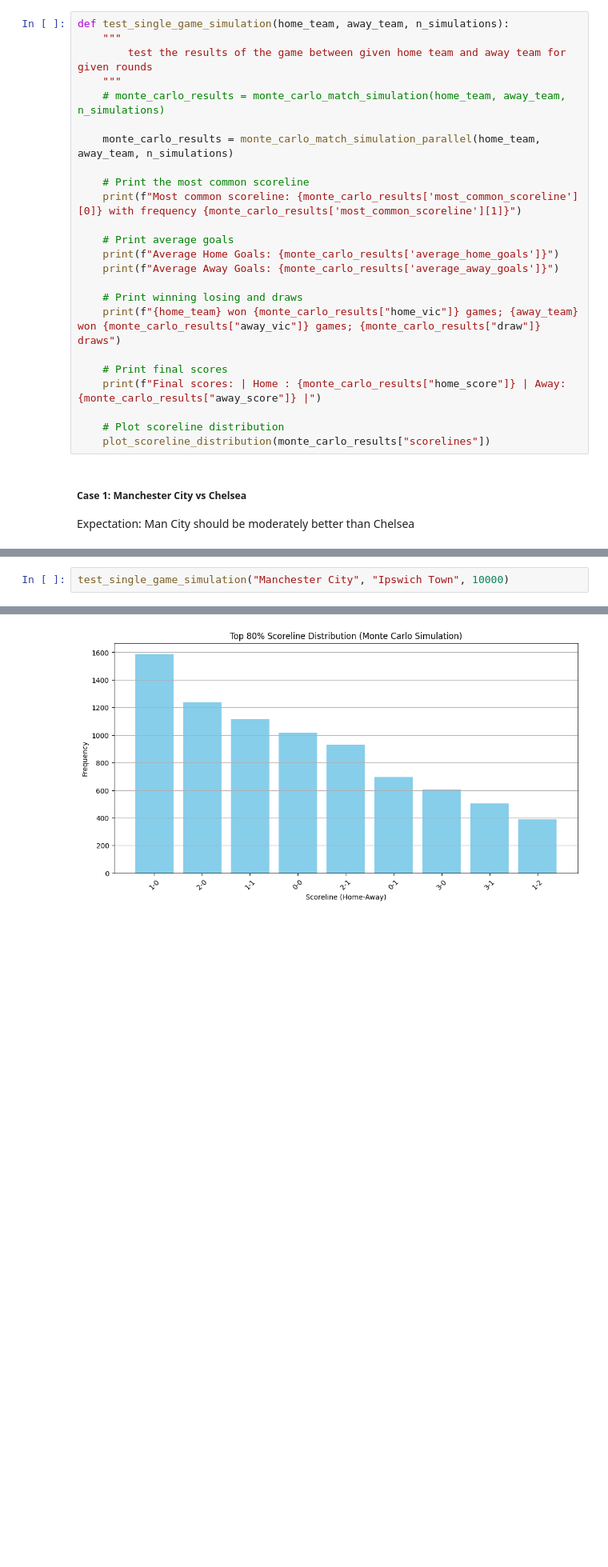
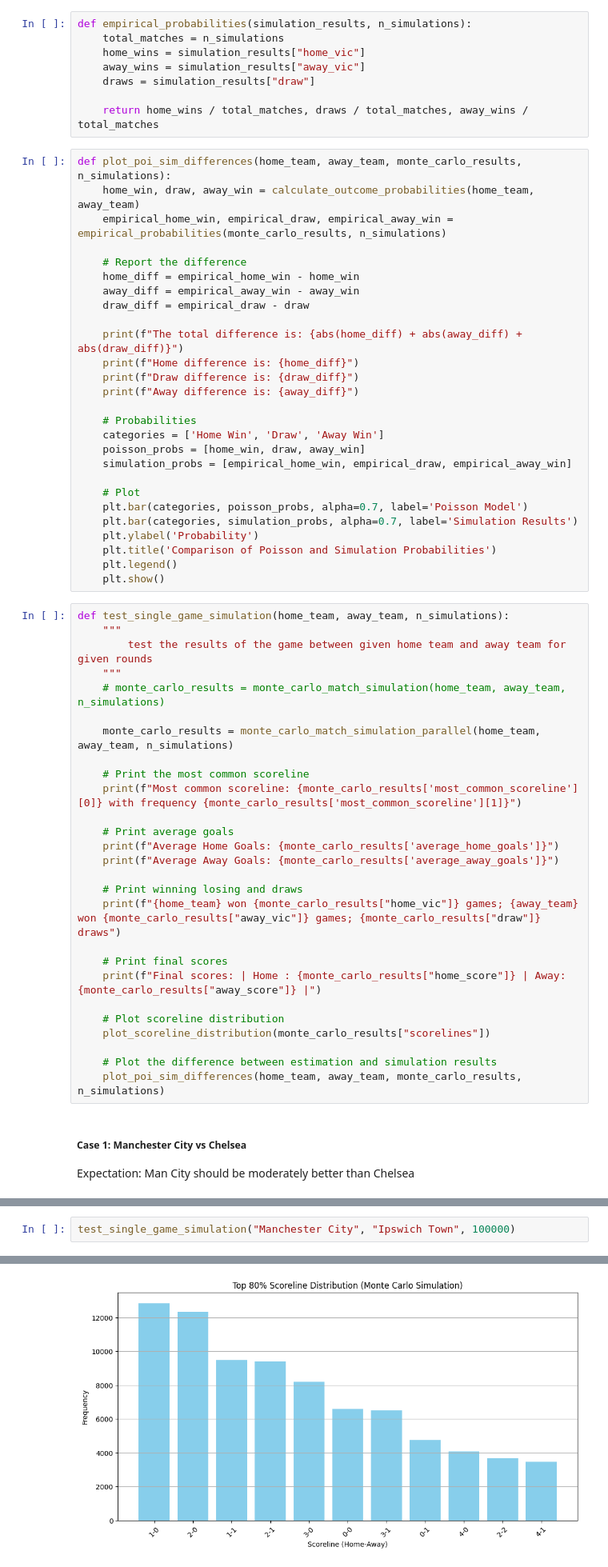
Before and after one commit to ZichengLiang/JLLA_Probablity, a Jupyter notebook: JLLA.ipynb, the cells around one changed output, grey strips where cells are left out. Shown at 80% size. Saved outputs shown, nothing was run; the diff lists cells and outputs as text; blank space fills up the shorter version.

Commit message:
Done with probablistic result choosing and poisson comparison

```diff
--- a/JLLA.ipynb
+++ b/JLLA.ipynb
@@ -961,3 +998,38 @@ Running 10000 games on different home and away team settings to test the accuray
+# %%
+def empirical_probabilities(simulation_results, n_simulations):
+    total_matches = n_simulations
+    home_wins = simulation_results["home_vic"]
+    away_wins = simulation_results["away_vic"]
+    draws = simulation_results["draw"]
+
+    return home_wins / total_matches, draws / total_matches, away_wins / total_matches
+# %%
+def plot_poi_sim_differences(home_team, away_team, monte_carlo_results, n_simulations):
+    home_win, draw, away_win = calculate_outcome_probabilities(home_team, away_team)
+    empirical_home_win, empirical_draw, empirical_away_win = empirical_probabilities(monte_carlo_results, n_simulations)
+
+    # Report the difference
+    home_diff = empirical_home_win - home_win
+    away_diff = empirical_away_win - away_win
+    draw_diff = empirical_draw - draw
+
+    print(f"The total difference is: {abs(home_diff) + abs(away_diff) + abs(draw_diff)}")
+    print(f"Home difference is: {home_diff}")
+    print(f"Draw difference is: {draw_diff}")
+    print(f"Away difference is: {away_diff}")
+
+    # Probabilities
+    categories = ['Home Win', 'Draw', 'Away Win']
+    poisson_probs = [home_win, draw, away_win]
+    simulation_probs = [empirical_home_win, empirical_draw, empirical_away_win]
+
+    # Plot
+    plt.bar(categories, poisson_probs, alpha=0.7, label='Poisson Model')
+    plt.bar(categories, simulation_probs, alpha=0.7, label='Simulation Results')
+    plt.ylabel('Probability')
+    plt.title('Comparison of Poisson and Simulation Probabilities')
+    plt.legend()
+    plt.show()
 # %%
 def test_single_game_simulation(home_team, away_team, n_simulations):
     """
@@ -982,6 +1054,9 @@ def test_single_game_simulation(home_team, away_team, n_simulations):
 
     # Plot scoreline distribution
     plot_scoreline_distribution(monte_carlo_results["scorelines"])
+
+    # Plot the difference between estimation and simulation results
+    plot_poi_sim_differences(home_team, away_team, monte_carlo_results, n_simulations)
 # %% [markdown]
 ##### Case 1: Manchester City vs Chelsea
 Expectation: Man City should be moderately better than Chelsea
@@ -999,5 +1079,5 @@ Final scores: | Home : 15971 | Away: 11363 |
 Comparing to case 1, examing a stronger team to a weaker team.
 Expectation: Man City should be considerably better than Ipswich Town
 # %%
-test_single_game_simulation("Manchester City", "Ipswich Town", 10000)
+test_single_game_simulation("Manchester City", "Ipswich Town", 100000)
 # %% [output]
@@ -1009 +1089 @@ Final scores: | Home : 20219 | Away: 7268 |
-[figure, old version]
+[figure, new version]
```
Also changed, not shown: parts of 12 cells of this notebook.
